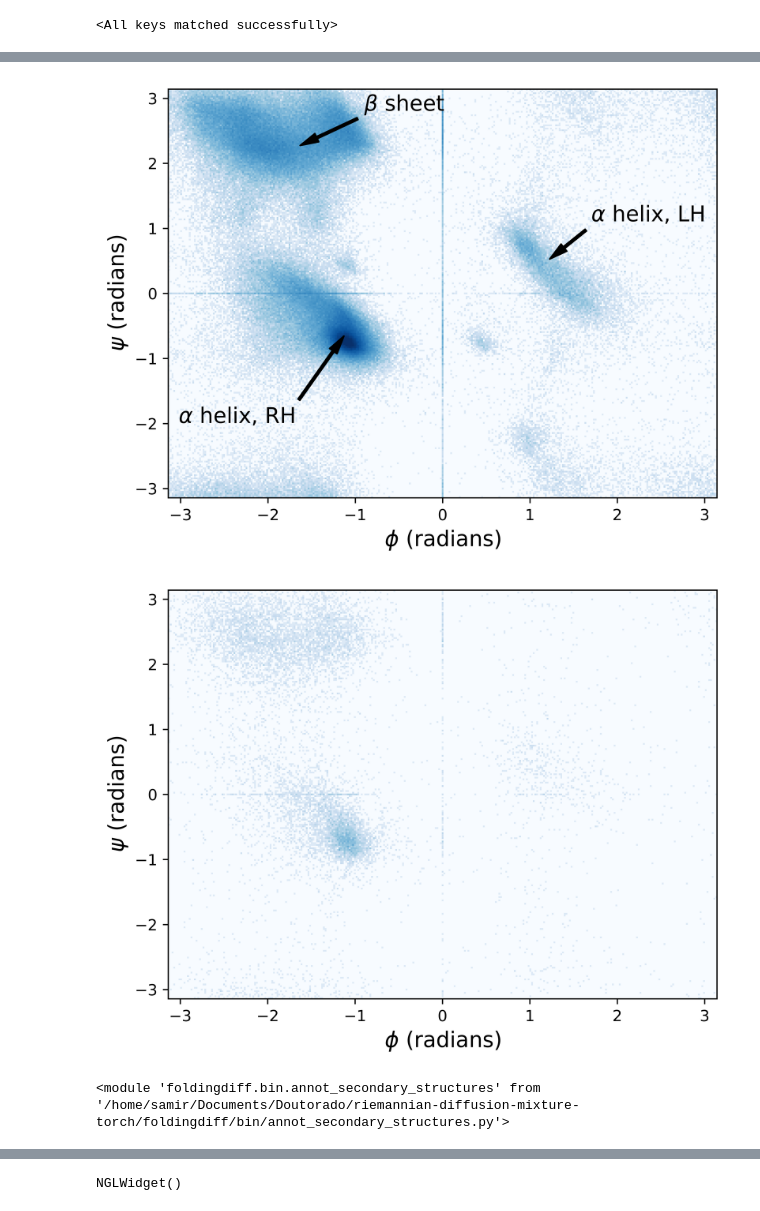
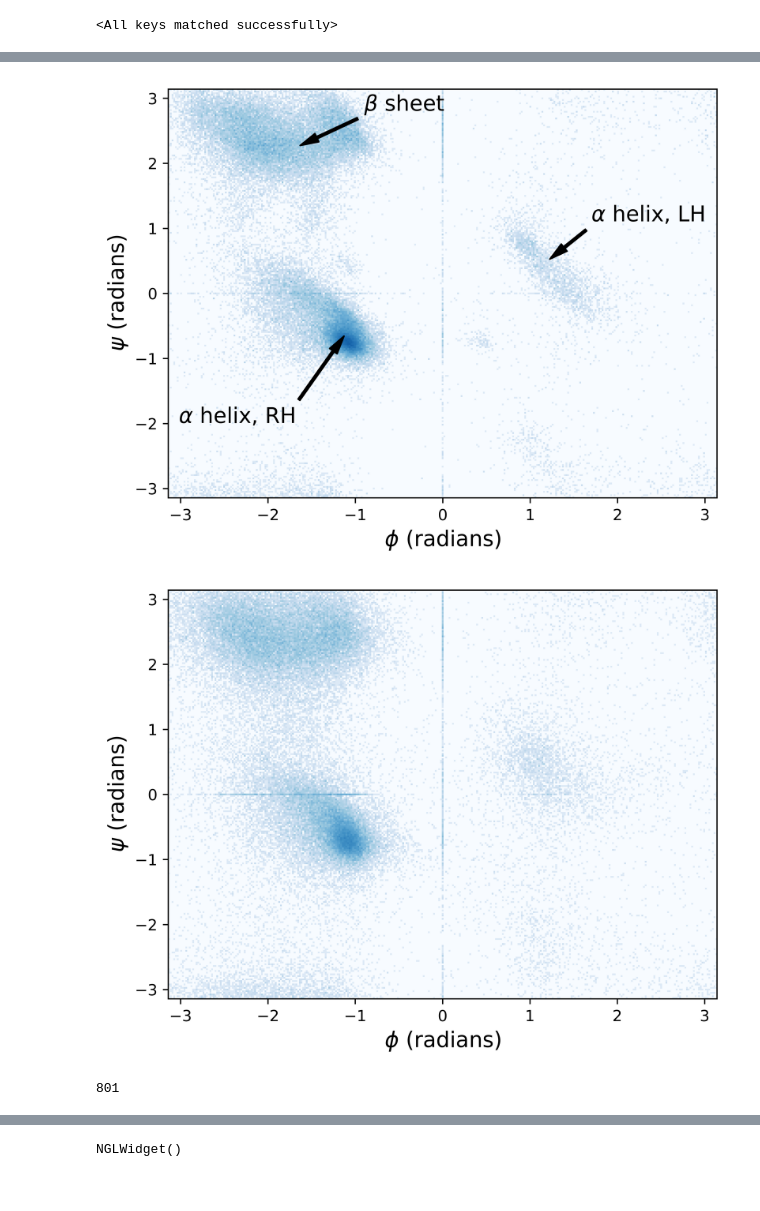
Before and after one commit to samirbraga/riemannian-diffusion-mixture-torch, a Jupyter notebook: generation.ipynb, the cells around one changed output, grey strips where cells are left out. Saved outputs shown, nothing was run; the diff lists cells and outputs as text; code cells hidden in the pictures.

```diff
--- a/generation.ipynb
+++ b/generation.ipynb
@@ -105,7 +91,13 @@ KeyboardInterrupt
 # %%
 os.makedirs('generations', exist_ok=True)
 for n_residues in tqdm(range(min_seq_len, max_seq_len + 1)):
-    protein_sample = sample(n_residues, n_samples=9)
-    for i in range(protein_sample.shape[0]):
-        rec_pdb = write_pdb(protein_sample[i].cpu().numpy(), f'generations/rec_prot_{n_residues}_sample_{i}.pdb')
+    protein_sample = sample(n_residues, n_samples=9, n_steps=1000)
+    with multiprocessing.Pool(processes=9) as pool:
+        results = pool.starmap(
+            write_pdb,
+            [
+                (protein_sample[i].cpu().numpy(), f'generations/rec_prot_{n_residues}_sample_{i}.pdb')
+                for i in range(protein_sample.shape[0])
+            ],
+        )
     samples.append(protein_sample.cpu().numpy())
@@ -196,29 +182,32 @@ KeyboardInterrupt:
 # %%
 phi_idx = test_dset.feature_names["angles"].index("phi")
 psi_idx = test_dset.feature_names["angles"].index("psi")
 
+rng = np.random.default_rng(seed=6489)
+ram_idx = rng.choice(
+    len(test_values_stacked), size=len(final_sampled_stacked), replace=True
+)
+
 plot_ramachandran(
-    test_values_stacked[:, phi_idx],
-    test_values_stacked[:, psi_idx],
+    test_values_stacked[ram_idx, phi_idx],
+    test_values_stacked[ram_idx, psi_idx],
     annot_ss=True,
     fname="plots/ramachandran_test_annot.pdf",
 )
 
 plot_ramachandran(
     final_sampled_stacked[:, phi_idx],
     final_sampled_stacked[:, psi_idx],
     fname="plots/ramachandran_generated.pdf",
 )
 # %% [output]
-[figure, old version]
+[figure, new version]
-[figure, old version]
+[figure, new version]
 # %%
 import glob
 pdb_files = glob.glob('generations/*.pdb')
-# %%
-import importlib
-import foldingdiff.bin.annot_secondary_structures
-importlib.reload(foldingdiff.bin.annot_secondary_structures)
-# %% [output]
-<module 'foldingdiff.bin.annot_secondary_structures' from '/home/samir/Documents/Doutorado/riemannian-diffusion-mixture-torch/foldingdiff/bin/annot_secondary_structures.py'>
+# %%
+len(pdb_files)
+# %% [output]
+801
 # %%
```
Also changed, not shown: parts of 9 cells of this notebook.
